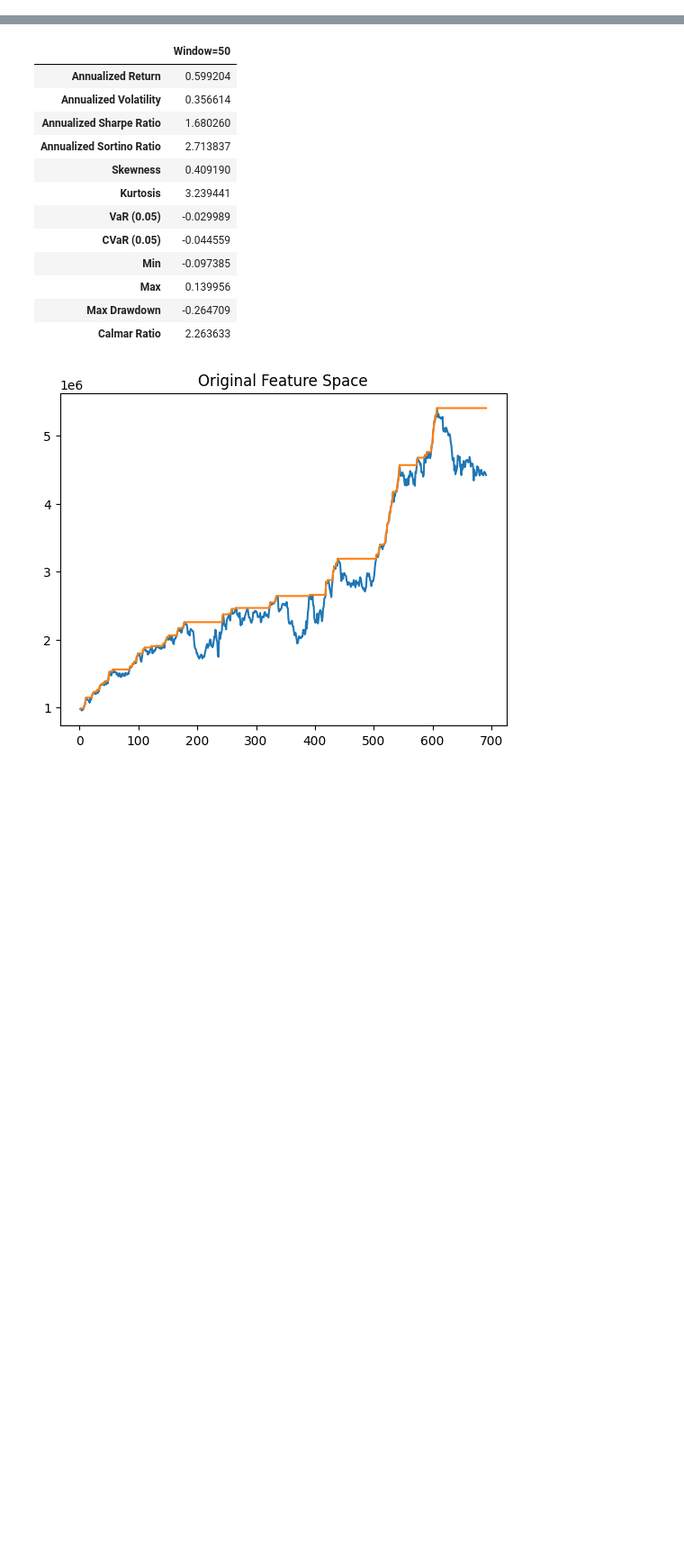
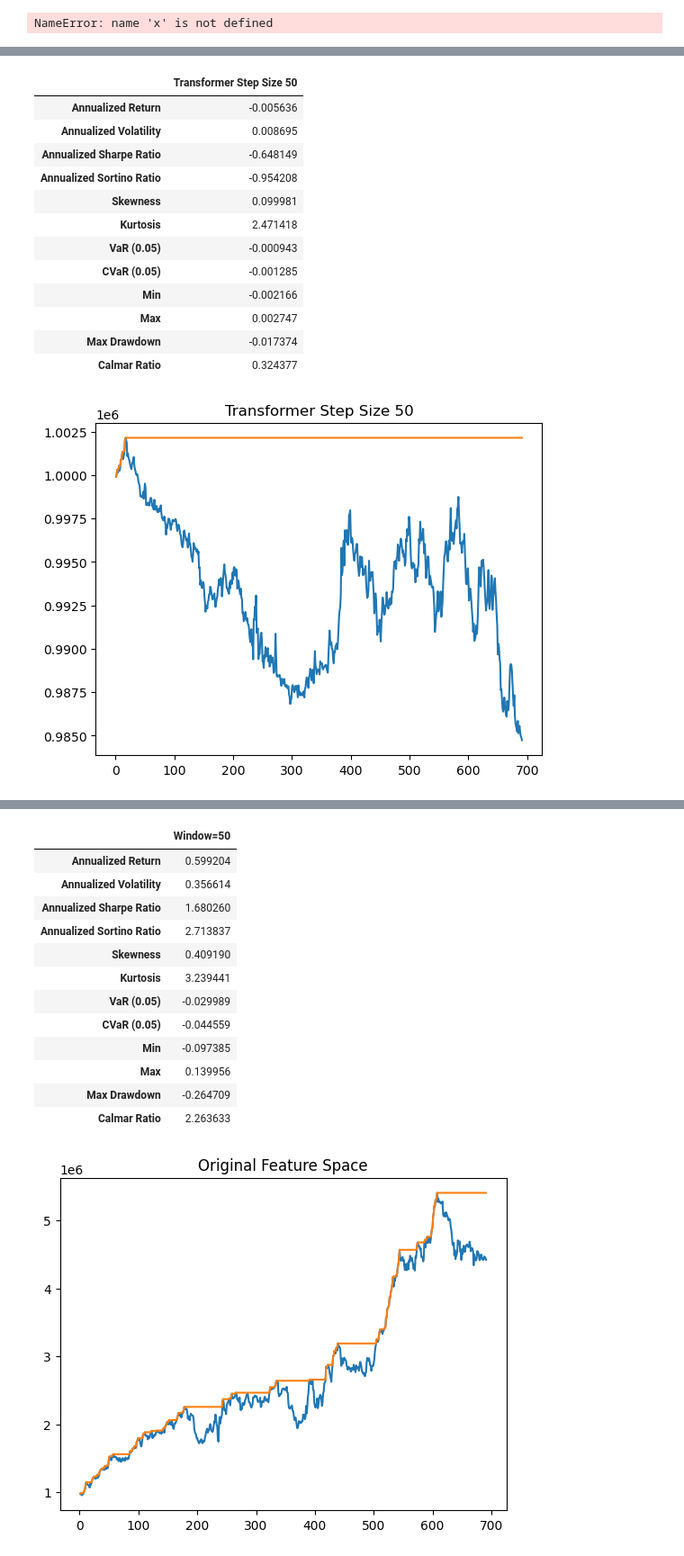
Before and after one commit to chiwailee/UChicago-Winter2022, a Jupyter notebook: transformers/Encoder_Trader_MultiFeature.ipynb, the cells around one changed output, grey strips where cells are left out. Shown at 90% size. Drawn from its saved outputs; the diff is of its cells as text; code cells hidden in the pictures; blank space fills up the shorter version.

```diff
--- a/transformers/Encoder_Trader_MultiFeature.ipynb
+++ b/transformers/Encoder_Trader_MultiFeature.ipynb
@@ -271,13 +271,16 @@ def run_stepped_inc(model, x_test, y_test, step_size, stop_at=None, **model_kwar
     preds_np = np.array(preds)
     return preds_np, y_test[:stop_at]
 
+from tqdm import tqdm
+
 def run_stepped_retrain(model, x_test, y_test, step_size, stop_at=None, **model_kwargs):
     stop_at = len(x_test) if stop_at is None else stop_at
     x_test = x_test[:stop_at]
     y_test = y_test[:stop_at]
     preds = []
 
-    for i in range(0, stop_at, step_size):
+    for i in tqdm(range(0, stop_at, step_size)):
+
         if i + step_size >= stop_at:
             x_step = x_test[i:]
             y_step = y_test[i:]
@@ -306,9 +309,9 @@ def run_stepped_retrain(model, x_test, y_test, step_size, stop_at=None, **model_
     preds_np = np.array(preds)
     return preds_np, y_test
 
-x, y = run_stepped_inc(
-    model, x_test, y_test, step_size=25, epochs=5, batch_size=64, callbacks=callbacks
-)
+# x, y = run_stepped_inc(
+#     model, x_test, y_test, step_size=25, epochs=5, batch_size=64, callbacks=callbacks
+# )
 # %%
 def summ_and_plot(x, y, periods_per_day=10, mult=10_000, capital=1_000_000, contracts=1, adj=252, title=""):
     rets = backtest(x, y, periods_per_day=periods_per_day, mult=mult, capital=capital, contracts=contracts)
@@ -321,3 +324,5 @@ def summ_and_plot(x, y, periods_per_day=10, mult=10_000, capital=1_000_000, cont
     return summ, rets
 
 rets_agg, tf_rets25 = summ_and_plot(x, y, title="Transformer Step Size 25")
+# %% [output]
+NameError: name 'x' is not defined
@@ -338,0 +329,45 @@ rets_agg["Transformer Step Size 500"], tf_rets500 = summ_and_plot(x, y, title="T
+# %%
+model = build_model(
+    x_train.shape[1:],
+    head_size=256,
+    num_heads=4,
+    ff_dim=4,
+    num_transformer_blocks=4,
+    mlp_units=[128],
+    mlp_dropout=0.4,
+    dropout=0.25,
+)
+
+model.compile(
+    loss="mean_squared_error", optimizer=keras.optimizers.Adam(learning_rate=1e-4)
+)
+
+model.summary()
+
+callbacks = [keras.callbacks.EarlyStopping(patience=10, restore_best_weights=True)]
+
+
+try:
+    with tf.device("/device:GPU:0"):
+        model.fit(
+            x_train,
+            y_train,
+            epochs=200,
+            batch_size=64,
+            callbacks=callbacks,
+        )
+except:
+    model.fit(
+        x_train,
+        y_train,
+        epochs=20,
+        batch_size=64,
+        callbacks=callbacks,
+    )
+
+
+x, y = run_stepped_inc(
+    model, x_test, y_test, step_size=50, epochs=5, batch_size=64, callbacks=callbacks
+)
+rets_agg["Transformer Step Size 50"], tf_rets50 = summ_and_plot(x, y, title="Transformer Step Size 50")
+# %% [output]
@@ -338,0 +391,14 @@ rets_agg["Transformer Step Size 500"], tf_rets500 = summ_and_plot(x, y, title="T
+|  | Transformer Step Size 50 |
+| Annualized Return | -0.005636 |
+| Annualized Volatility | 0.008695 |
+| Annualized Sharpe Ratio | -0.648149 |
+| Annualized Sortino Ratio | -0.954208 |
+| Skewness | 0.099981 |
+| Kurtosis | 2.471418 |
+| VaR (0.05) | -0.000943 |
+| CVaR (0.05) | -0.001285 |
+| Min | -0.002166 |
+| Max | 0.002747 |
+| Max Drawdown | -0.017374 |
+| Calmar Ratio | 0.324377 |
+[figure, added]
```
Also changed, not shown: parts of 10 cells of this notebook.
